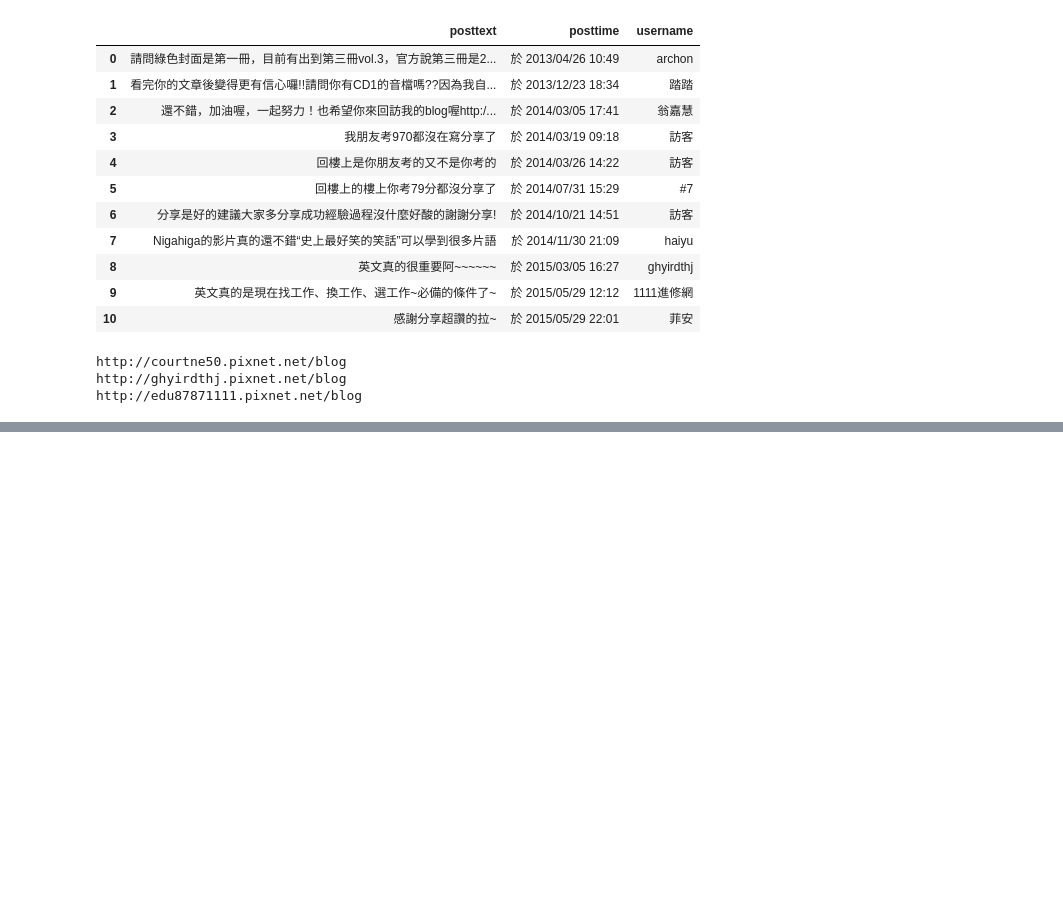
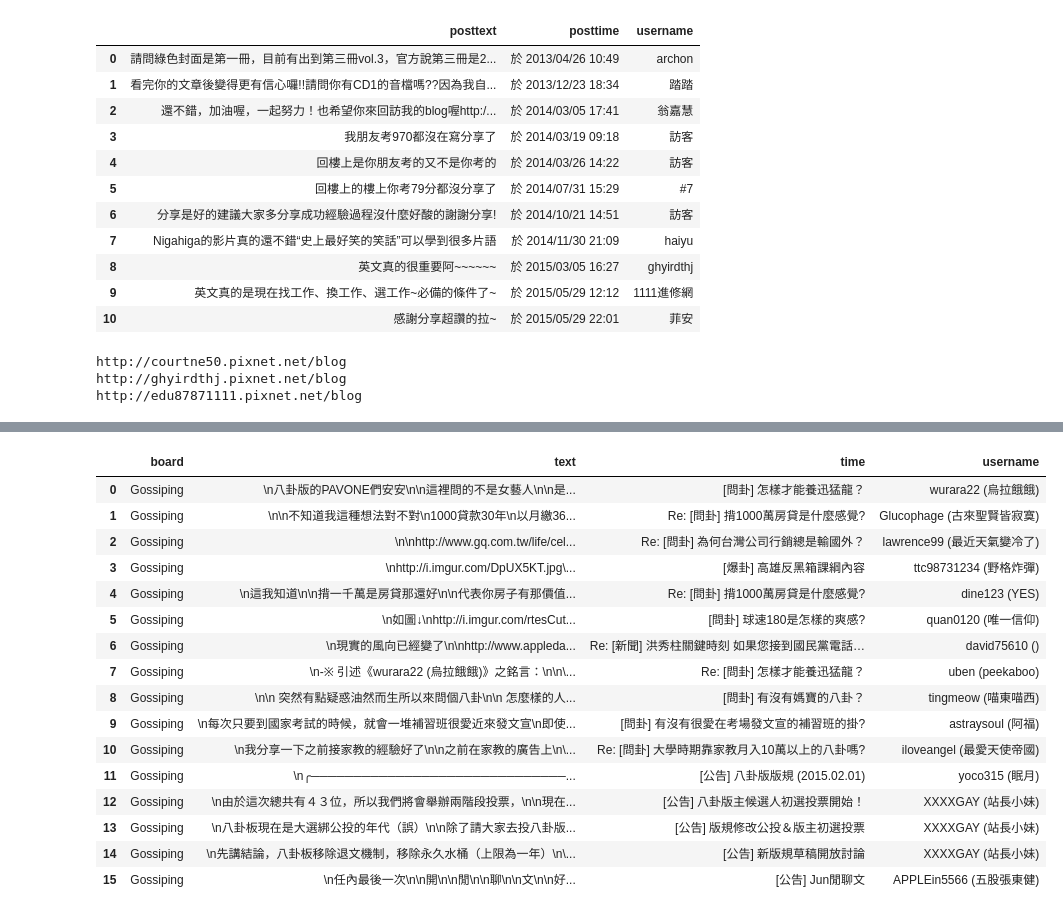
Before and after one commit to ywchiu/201506ETL, a Jupyter notebook: Python Tutorial 4.ipynb, the cells around one changed output, grey strips where cells are left out. Saved outputs shown, nothing was run; the diff lists cells and outputs as text; code cells hidden in the pictures; blank space fills up the shorter version.

Commit message:
add ptt parser

```diff
--- a/Python Tutorial 4.ipynb
+++ b/Python Tutorial 4.ipynb
@@ -763,3 +763,58 @@ with open('post.csv', 'wb') as csvfile:
         if uname[0].select('a'):
             link = uname[0].select('a')[0]['href']
         csvwriter.writerow([post.select('.user-name')[0].text.encode('utf-8'), post.select('.post-time')[0].text.encode('utf-8'), ' '.join(post.select('.post-text')[0].text.split()).encode('utf-8'), link, mainlink])
+# %%
+def parsePTT(soup):
+    meta = soup.select('.article-meta-value')
+    username = meta[0].text
+    board =  meta[1].text
+    time =  meta[2].text
+    content = soup.select('#main-content')[0]
+
+    #span_tag = content.span
+    for s in content.select('span'):
+        content.span.decompose()
+    for s in content.select('div'):
+        content.div.decompose()
+    return {'username':username, 'board':board, 'time':time,  'text':content.text}
+
+import requests
+from bs4 import BeautifulSoup
+requests.packages.urllib3.disable_warnings()
+requests.packages.urllib3.disable_warnings()
+rs = requests.session()
+
+payload={
+'from':'/bbs/Gossiping/index.html',
+'yes':'yes'
+}
+res = rs.post('https://www.ptt.cc/ask/over18', verify=False, data=payload)
+
+res = rs.get('https://www.ptt.cc/bbs/Gossiping/index.html', verify=False)
+ary= []
+soup = BeautifulSoup(res.text)
+for link in soup.select('.r-ent a'):
+    res = rs.get('https://www.ptt.cc/' + link['href'])
+    soup = BeautifulSoup(res.text)
+    ary.append(parsePTT(soup))
+import pandas as pd
+df = pd.DataFrame(ary)
+df
+# %% [output]
+|  | board | text | time | username |
+| 0 | Gossiping | \n八卦版的PAVONE們安安\n\n這裡問的不是女藝人\n\n是... | [問卦] 怎樣才能養迅猛龍？ | wurara22 (烏拉餓餓) |
+| 1 | Gossiping | \n\n不知道我這種想法對不對\n1000貸款30年\n以月繳36... | Re: [問卦] 揹1000萬房貸是什麼感覺? | Glucophage (古來聖賢皆寂寞) |
+| 2 | Gossiping | \n\nhttp://www.gq.com.tw/life/cel... | Re: [問卦] 為何台灣公司行銷總是輸國外？ | lawrence99 (最近天氣變冷了) |
+| 3 | Gossiping | \nhttp://i.imgur.com/DpUX5KT.jpg\... | [爆卦] 高雄反黑箱課綱內容 | ttc98731234 (野格炸彈) |
+| 4 | Gossiping | \n這我知道\n\n揹一千萬是房貸那還好\n\n代表你房子有那價值... | Re: [問卦] 揹1000萬房貸是什麼感覺? | dine123 (YES) |
+| 5 | Gossiping | \n如圖↓\nhttp://i.imgur.com/rtesCut... | [問卦] 球速180是怎樣的爽感? | quan0120 (唯一信仰) |
+| 6 | Gossiping | \n現實的風向已經變了\n\nhttp://www.appleda... | Re: [新聞] 洪秀柱關鍵時刻 如果您接到國民黨電話… | david75610 () |
+| 7 | Gossiping | \n-※ 引述《wurara22 (烏拉餓餓)》之銘言：\n\n\... | Re: [問卦] 怎樣才能養迅猛龍？ | uben (peekaboo) |
+| 8 | Gossiping | \n\n 突然有點疑惑油然而生所以來問個八卦\n\n 怎麼樣的人... | [問卦] 有沒有媽寶的八卦？ | tingmeow (喵東喵西) |
+| 9 | Gossiping | \n每次只要到國家考試的時候，就會一堆補習班很愛近來發文宣\n即使... | [問卦] 有沒有很愛在考場發文宣的補習班的掛? | astraysoul (阿福) |
+| 10 | Gossiping | \n我分享一下之前接家教的經驗好了\n\n之前在家教的廣告上\n\... | Re: [問卦] 大學時期靠家教月入10萬以上的八卦嗎? | iloveangel (最愛天使帝國) |
+| 11 | Gossiping | \n╭──────────────────────────────... | [公告] 八卦版版規 (2015.02.01) | yoco315 (眠月) |
+| 12 | Gossiping | \n由於這次總共有４３位，所以我們將會舉辦兩階段投票，\n\n現在... | [公告] 八卦版主候選人初選投票開始！ | XXXXGAY (站長小妹) |
+| 13 | Gossiping | \n八卦板現在是大選綁公投的年代（誤）\n\n除了請大家去投八卦版... | [公告] 版規修改公投＆版主初選投票 | XXXXGAY (站長小妹) |
+| 14 | Gossiping | \n先講結論，八卦板移除退文機制，移除永久水桶（上限為一年）\n\... | [公告] 新版規草稿開放討論 | XXXXGAY (站長小妹) |
+| 15 | Gossiping | \n任內最後一次\n\n開\n\n閒\n\n聊\n\n文\n\n好... | [公告] Jun閒聊文 | APPLEin5566 (五股張東健) |
```
